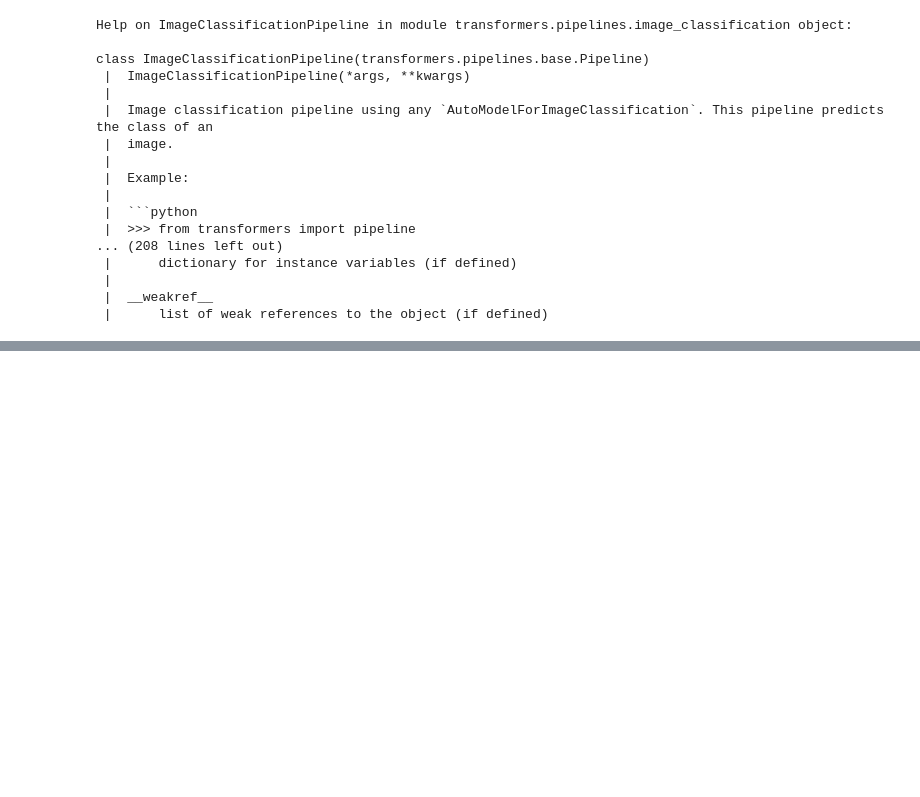
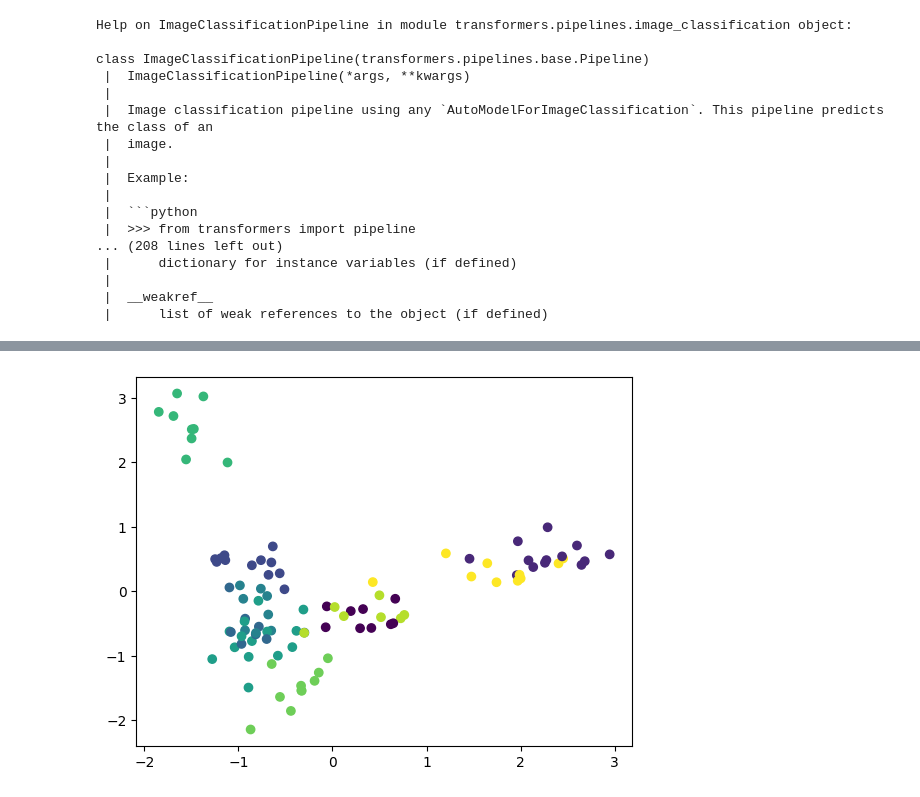
Before and after one commit to TheFloatingString/additional-cpca-experiments, a Jupyter notebook: notebooks/CIFAR-10-Dataset.ipynb, the cells around one changed output, grey strips where cells are left out. Drawn from its saved outputs; the diff is of its cells as text; code cells hidden in the pictures; blank space fills up the shorter version.

```diff
--- a/notebooks/CIFAR-10-Dataset.ipynb
+++ b/notebooks/CIFAR-10-Dataset.ipynb
@@ -474,0 +553,8 @@ class ImageClassificationPipeline(transformers.pipelines.base.Pipeline)
+# %%
+pca = PCA(n_components=2)
+x_t = pca.fit_transform(cifar10_ds['train'])
+# %%
+plt.scatter(x_t[:,0], x_t[:,1], c=cifar10_ds['train']['label'][0:100])
+plt.show()
+# %% [output]
+[figure, added]
```
Also changed, not shown: parts of 18 cells of this notebook.
